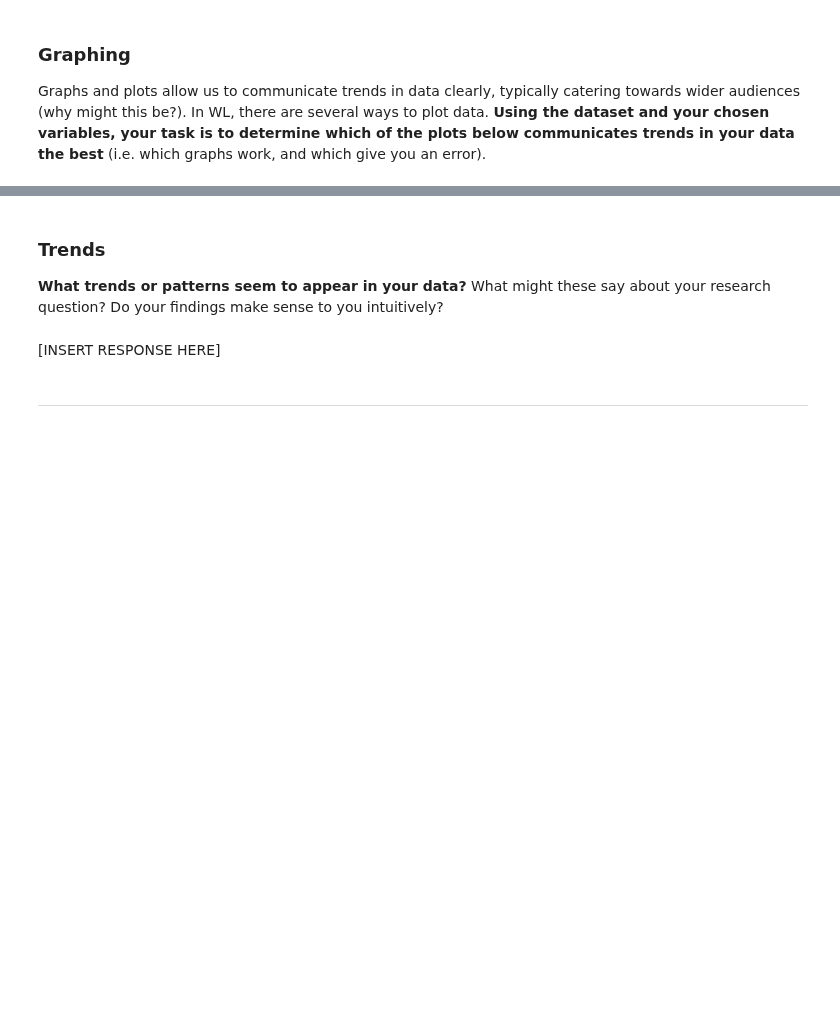
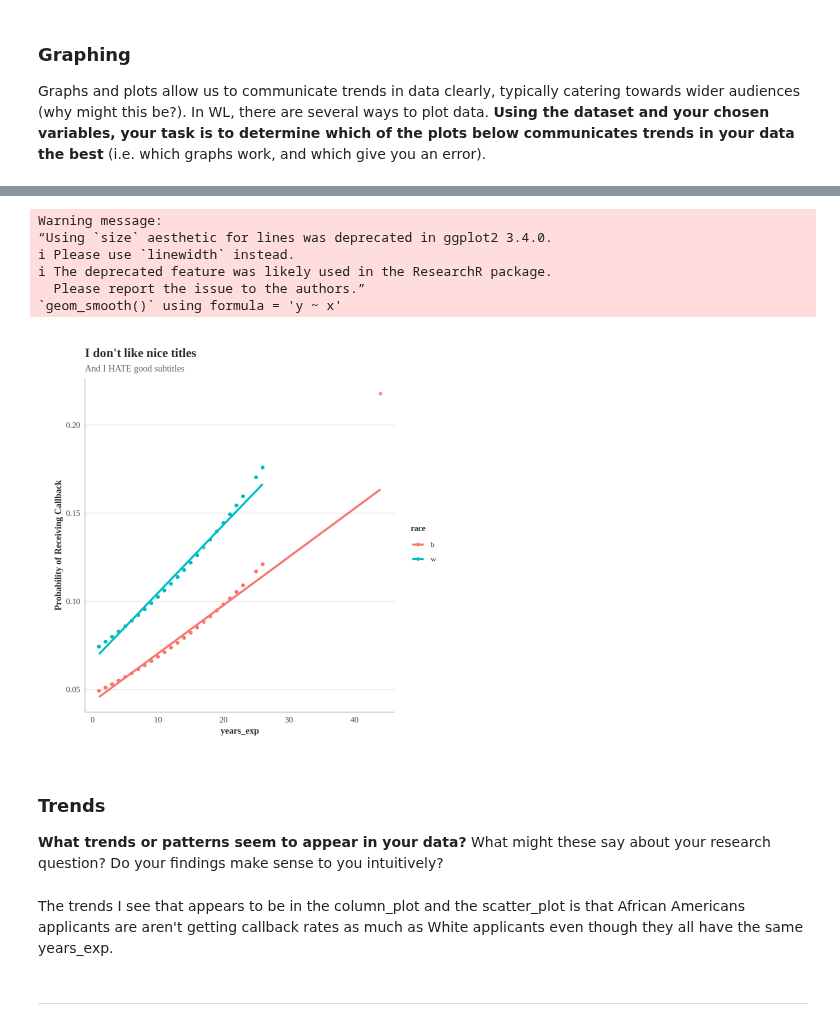
Before and after one commit to yanyi2028-cloud/Unit0, a Jupyter notebook: ApResearchCT_SS.ipynb, the cells around one changed output, grey strips where cells are left out. Saved outputs shown, nothing was run; the diff lists cells and outputs as text; code cells hidden in the pictures; blank space fills up the shorter version.

```diff
--- a/ApResearchCT_SS.ipynb
+++ b/ApResearchCT_SS.ipynb
@@ -167,21 +165,29 @@ column_plot(lakisha,
 # %%
-logit_model <- glm(call~race+INSERT_VARIABLE_1, lakisha, family=binomial)
+logit_model <- glm(call~race+years_exp, lakisha, family=binomial)
 predicted_probs <- predict(logit_model, type = "response")
 lakisha <- lakisha%>%mutate(probs=predicted_probs)
 
 scatter_plot(lakisha,
-             x=INSERT_VARIABLE_1,
+             x=years_exp,
              y=probs,
              y_name="Probability of Receiving Callback",
              color_by=race,
              line=TRUE)
+# %% [output]
+Warning message:
+“Using `size` aesthetic for lines was deprecated in ggplot2 3.4.0.
+ℹ Please use `linewidth` instead.
+ℹ The deprecated feature was likely used in the ResearchR package.
+  Please report the issue to the authors.”
+`geom_smooth()` using formula = 'y ~ x'
+[figure, added]
 # %% [markdown]
 ### Trends
 
 
 **What trends or patterns seem to appear in your data?** What might these say about your research question? Do your findings make sense to you intuitively?
-# %% [markdown]
-[INSERT RESPONSE HERE]
+# %% [markdown]
+The trends I see that appears to be in the column_plot and the scatter_plot is that African Americans applicants are aren't getting callback rates as much as White applicants even though they all have the same years_exp.
 # %% [markdown]
 
 
```
Also changed, not shown: parts of 17 cells of this notebook, 1 other file.
